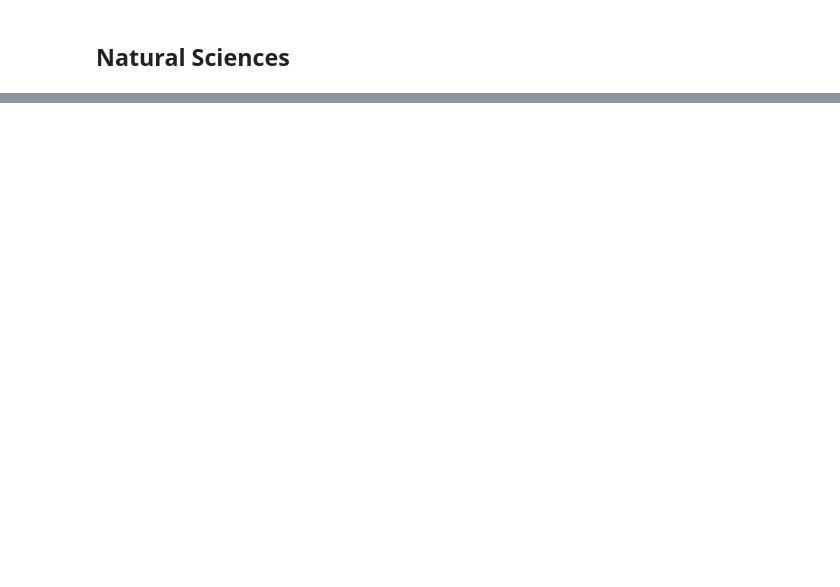
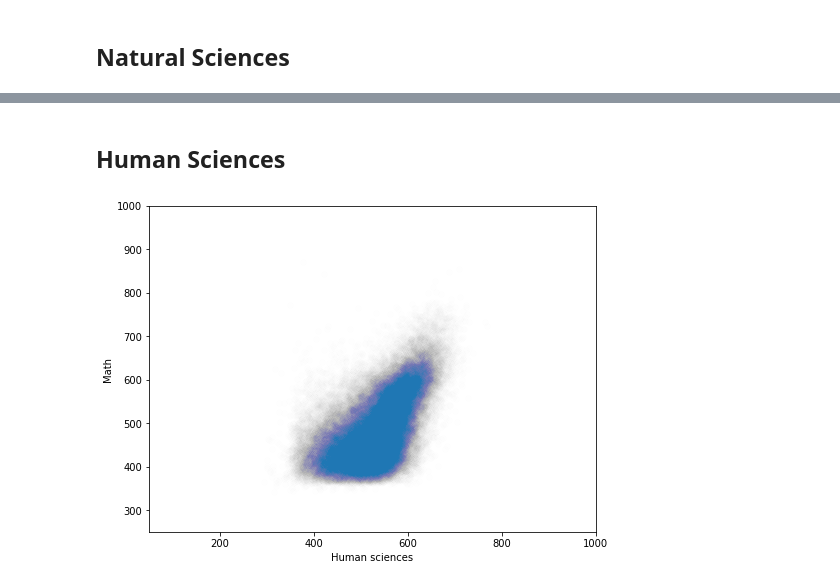
Before and after one commit to mpopst/Projeto-FDS, a Jupyter notebook: Explorating visualization ENEM.ipynb, the cells around one changed output, grey strips where cells are left out. Cells and saved outputs as stored; diff of their text form; code cells hidden in the pictures; blank space fills up the shorter version.

```diff
--- a/Explorating visualization ENEM.ipynb
+++ b/Explorating visualization ENEM.ipynb
@@ -256,8 +256,12 @@ plt.show()
+# %% [markdown]
+## Human Sciences
 # %%
-MAT, HS = list(MINAS1['NU_NOTA_MT']), list(MINAS1['NU_NOTA_CN'])
+MAT, HS = list(MINAS1['NU_NOTA_MT']), list(MINAS1['NU_NOTA_CH'])
 plt.rcParams["figure.figsize"] = [8, 6]
-plt.scatter(PORT, NS, alpha=0.01)
+plt.scatter(PORT, NS, alpha=0.005)
 plt.axis([50, 1000, 250, 1000])
-plt.xlabel("Natural sciences")
+plt.xlabel("Human sciences")
 plt.ylabel("Math")
 plt.show()
+# %% [output]
+[figure, added]
```
Also changed, not shown: parts of 3 cells of this notebook.
